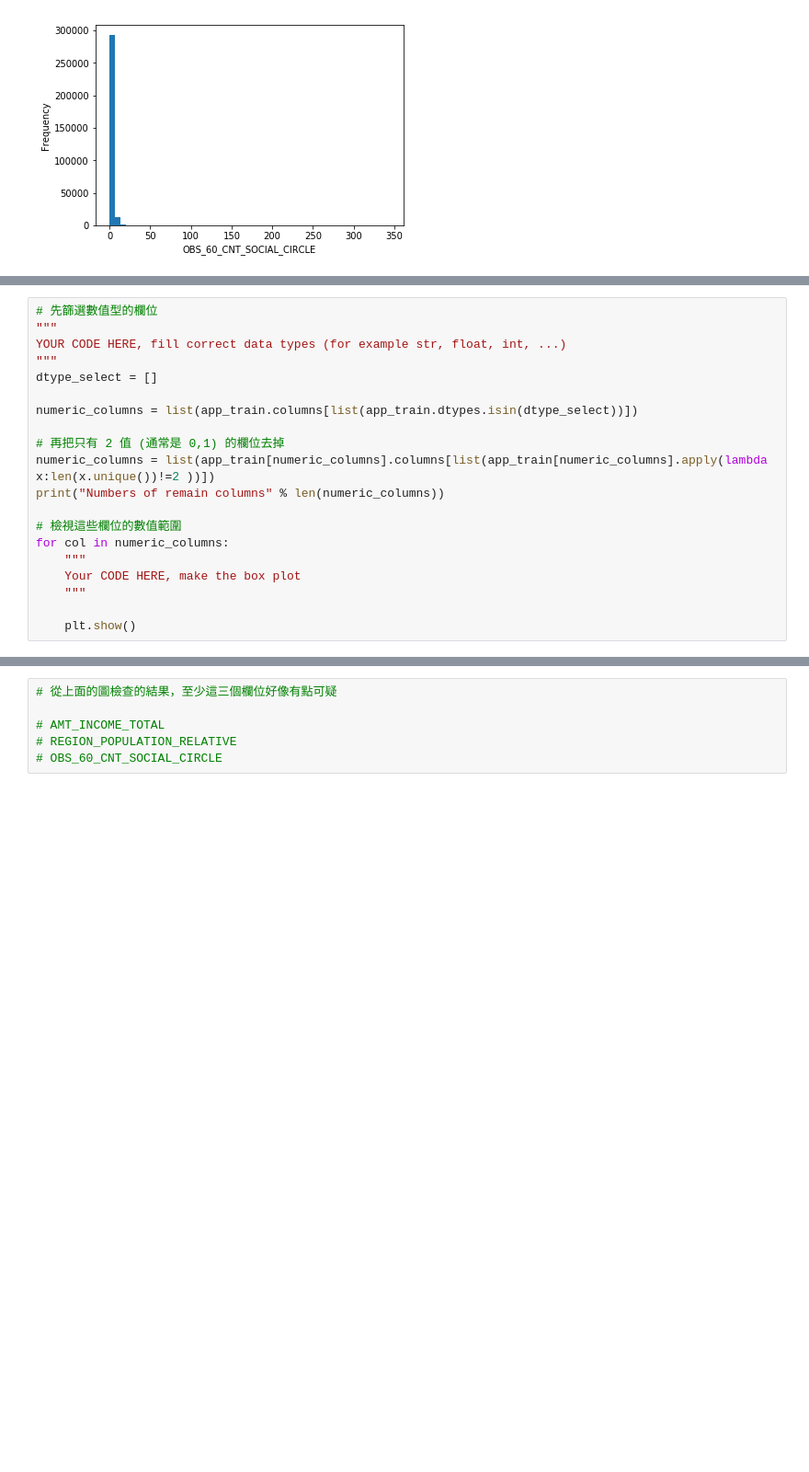
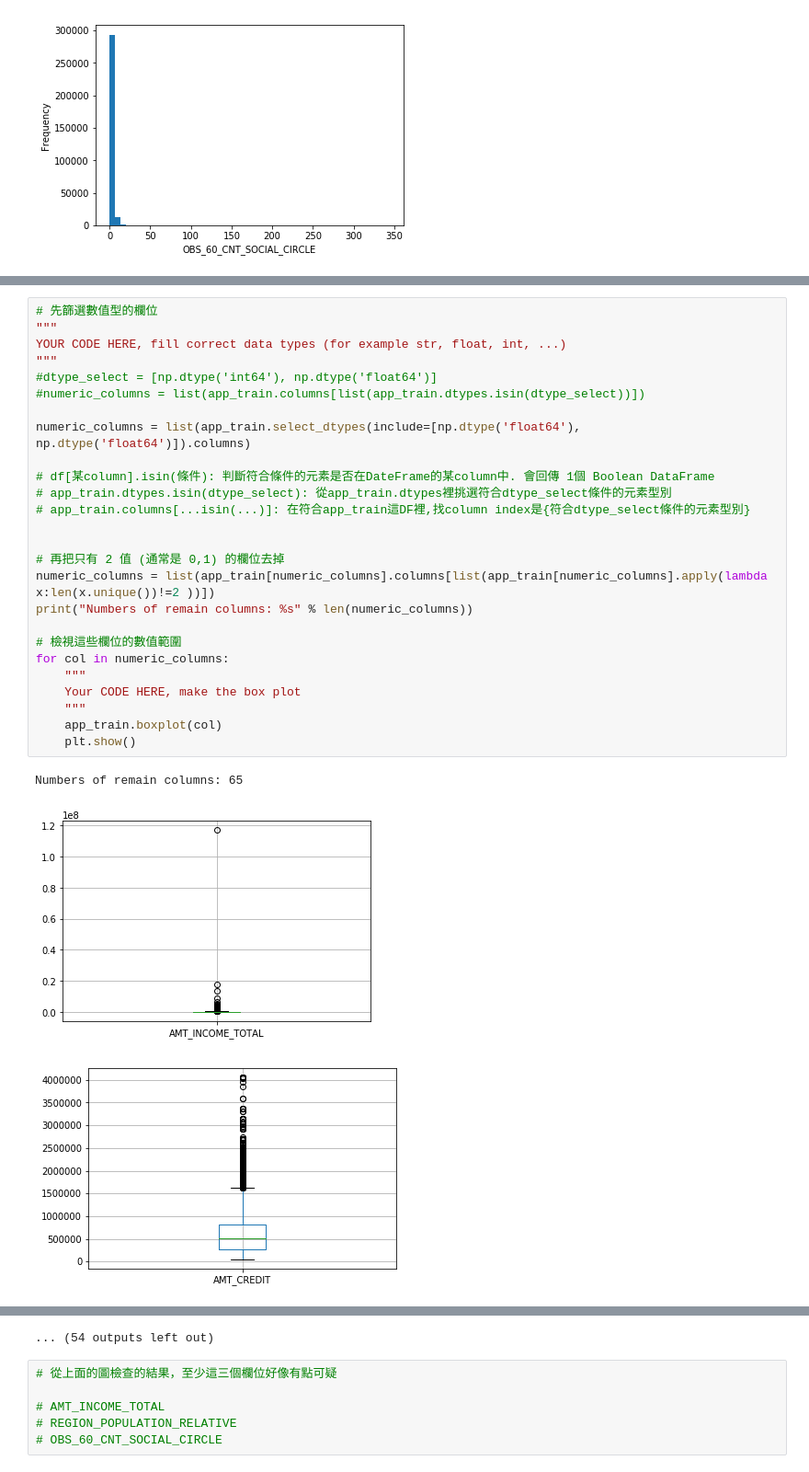
Before and after one commit to azukiyuna/3rd-ML100Days, a Jupyter notebook: homework/Day_009_HW.ipynb, the cells around one changed output, grey strips where cells are left out. Shown at 92% size. Cells and saved outputs as stored; diff of their text form; blank space fills up the shorter version.

```diff
--- a/homework/Day_009_HW.ipynb
+++ b/homework/Day_009_HW.ipynb
@@ -78,20 +98,30 @@ plt.xlabel('OBS_60_CNT_SOCIAL_CIRCLE');
 # %%
 # 先篩選數值型的欄位
 """
 YOUR CODE HERE, fill correct data types (for example str, float, int, ...)
 """
-dtype_select = []
+#dtype_select = [np.dtype('int64'), np.dtype('float64')]
+#numeric_columns = list(app_train.columns[list(app_train.dtypes.isin(dtype_select))])
 
-numeric_columns = list(app_train.columns[list(app_train.dtypes.isin(dtype_select))])
+numeric_columns = list(app_train.select_dtypes(include=[np.dtype('float64'), np.dtype('float64')]).columns)
+
+# df[某column].isin(條件): 判斷符合條件的元素是否在DateFrame的某column中. 會回傳 1個 Boolean DataFrame
+# app_train.dtypes.isin(dtype_select): 從app_train.dtypes裡挑選符合dtype_select條件的元素型別
+# app_train.columns[...isin(...)]: 在符合app_train這DF裡,找column index是{符合dtype_select條件的元素型別}
+
 
 # 再把只有 2 值 (通常是 0,1) 的欄位去掉
 numeric_columns = list(app_train[numeric_columns].columns[list(app_train[numeric_columns].apply(lambda x:len(x.unique())!=2 ))])
-print("Numbers of remain columns" % len(numeric_columns))
+print("Numbers of remain columns: %s" % len(numeric_columns))
 
 # 檢視這些欄位的數值範圍
 for col in numeric_columns:
     """
     Your CODE HERE, make the box plot
     """
-
+    app_train.boxplot(col)
     plt.show()
+# %% [output]
+Numbers of remain columns: 65
+[figure, added]
+[figure, added]
@@ -98,3 +137,4 @@ for col in numeric_columns:
+... (54 outputs left out)
 # %%
 # 從上面的圖檢查的結果，至少這三個欄位好像有點可疑
 
```
Also changed, not shown: parts of 5 cells of this notebook.
